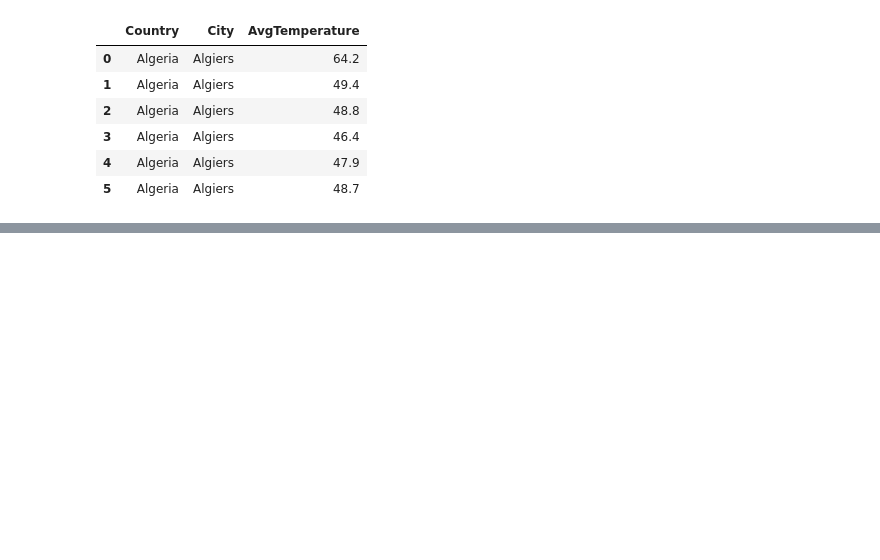
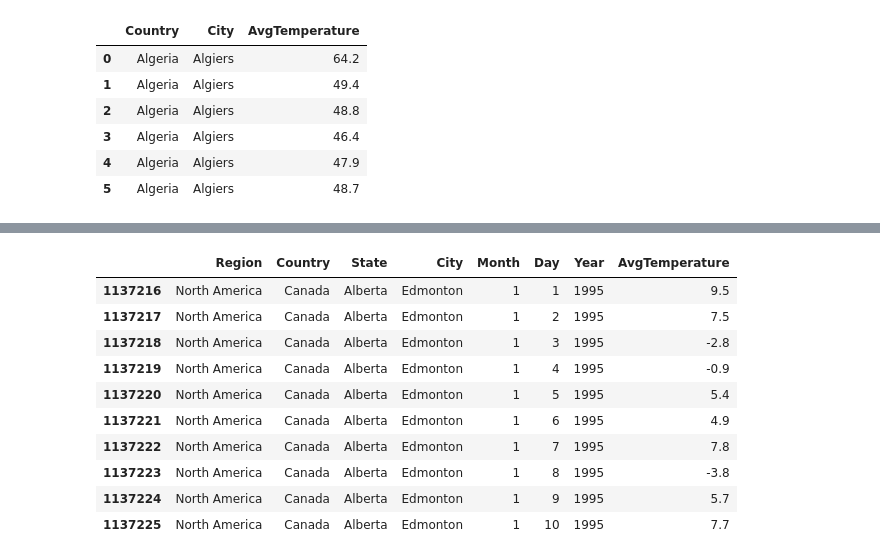
Before and after one commit to kuzicnenad/data-engineering-exam, a Jupyter notebook: final-project.ipynb, the cells around one changed output, grey strips where cells are left out. Drawn from its saved outputs; the diff is of its cells as text; code cells hidden in the pictures; blank space fills up the shorter version.

```diff
--- a/final-project.ipynb
+++ b/final-project.ipynb
@@ -210,0 +221,17 @@ temp[temp["City"].apply(lambda city: city[:3] == "Cal")].head(20) # Lambda funct
+# %%
+# change data set value with method
+t = temp.loc[(temp["State"].isnull().values.any()) & (temp["City"] == "Edmonton"),"State"] = "Alberta"
+temp = temp.replace({"State": t})
+temp[temp["City"] == "Edmonton"].head(10)
+# %% [output]
+|  | Region | Country | State | City | Month | Day | Year | AvgTemperature |
+| 1137216 | North America | Canada | Alberta | Edmonton | 1 | 1 | 1995 | 9.5 |
+| 1137217 | North America | Canada | Alberta | Edmonton | 1 | 2 | 1995 | 7.5 |
+| 1137218 | North America | Canada | Alberta | Edmonton | 1 | 3 | 1995 | -2.8 |
+| 1137219 | North America | Canada | Alberta | Edmonton | 1 | 4 | 1995 | -0.9 |
+| 1137220 | North America | Canada | Alberta | Edmonton | 1 | 5 | 1995 | 5.4 |
+| 1137221 | North America | Canada | Alberta | Edmonton | 1 | 6 | 1995 | 4.9 |
+| 1137222 | North America | Canada | Alberta | Edmonton | 1 | 7 | 1995 | 7.8 |
+| 1137223 | North America | Canada | Alberta | Edmonton | 1 | 8 | 1995 | -3.8 |
+| 1137224 | North America | Canada | Alberta | Edmonton | 1 | 9 | 1995 | 5.7 |
+| 1137225 | North America | Canada | Alberta | Edmonton | 1 | 10 | 1995 | 7.7 |
```
Also changed, not shown: parts of 3 cells of this notebook.
